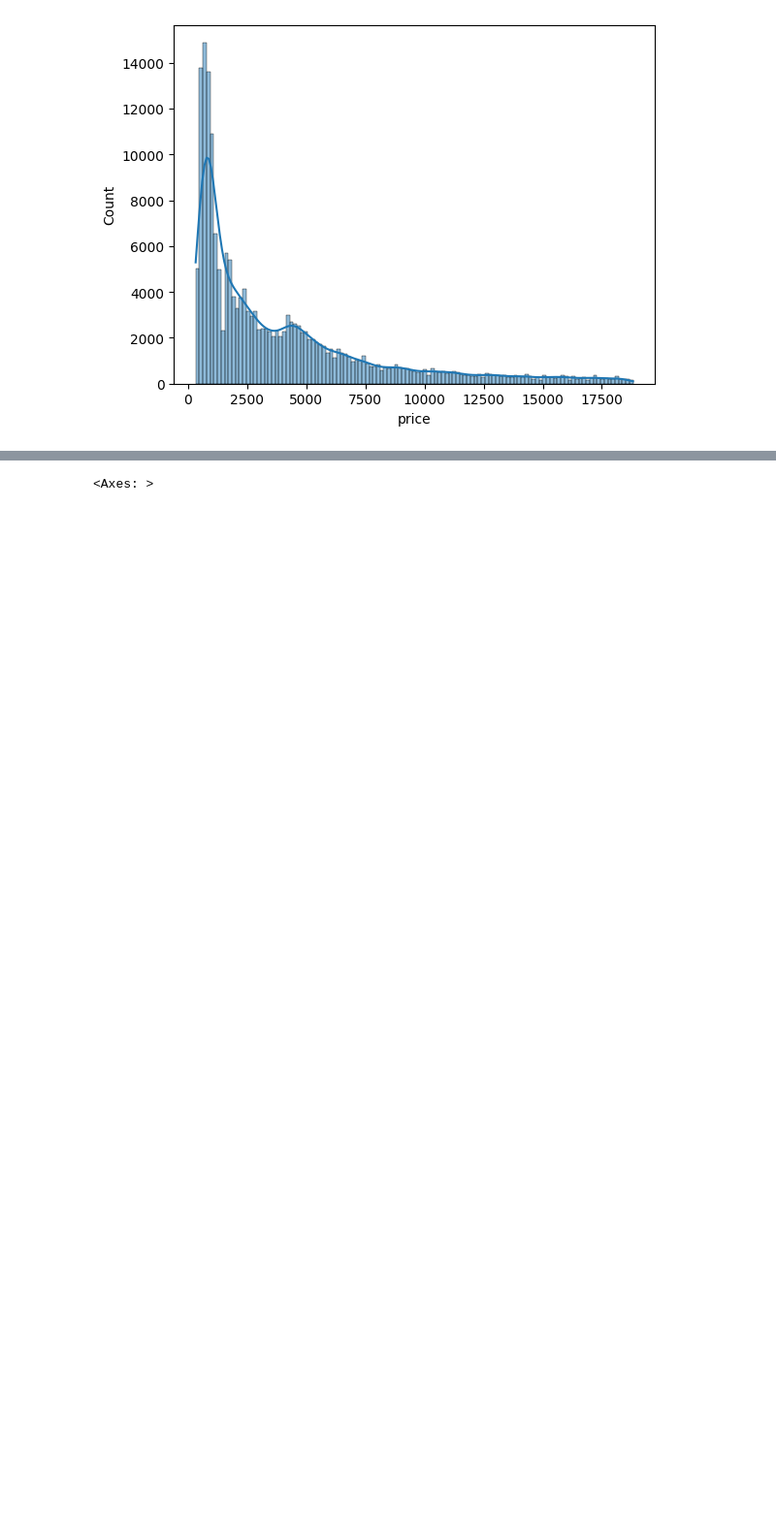
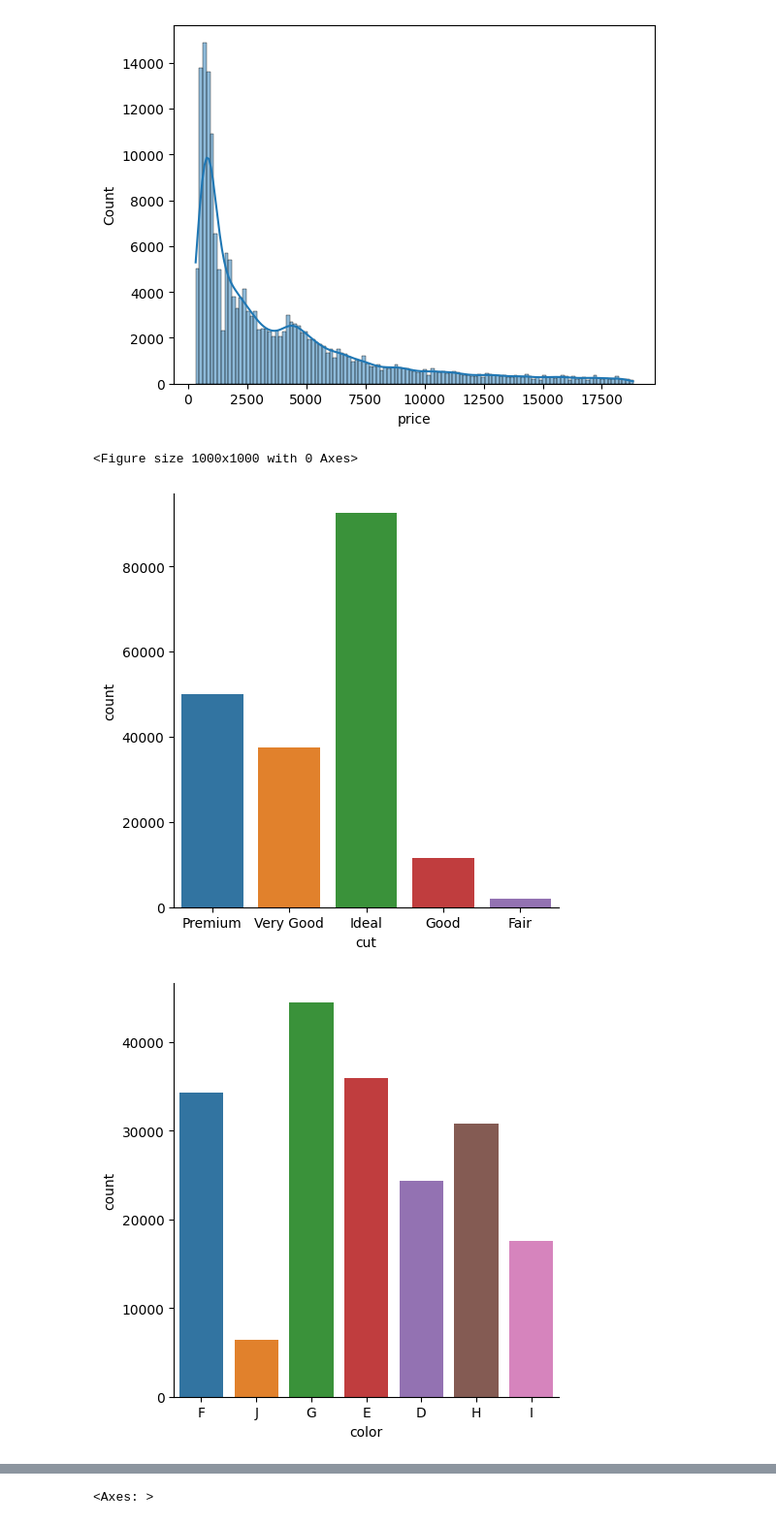
Before and after one commit to arvindarrives25/GemsStonesPrediction, a Jupyter notebook: notebooks/EDA_main_file.ipynb, the cells around one changed output, grey strips where cells are left out. Shown at 97% size. Drawn from its saved outputs; the diff is of its cells as text; code cells hidden in the pictures; blank space fills up the shorter version.

Commit message:
Added bar plot for cat features

```diff
--- a/notebooks/EDA_main_file.ipynb
+++ b/notebooks/EDA_main_file.ipynb
@@ -154,0 +153,11 @@ for i in numerical_columns:
+# %%
+import seaborn as sns
+import pandas as pd
+plt.figure(figsize=(10,10))
+x=0
+for i in categorical_columns:
+    sns.catplot(data=df,x=i,kind='count')
+# %% [output]
+<Figure size 1000x1000 with 0 Axes>
+[figure, added]
+[figure, added]
```
Also changed, not shown: parts of 3 cells of this notebook.
